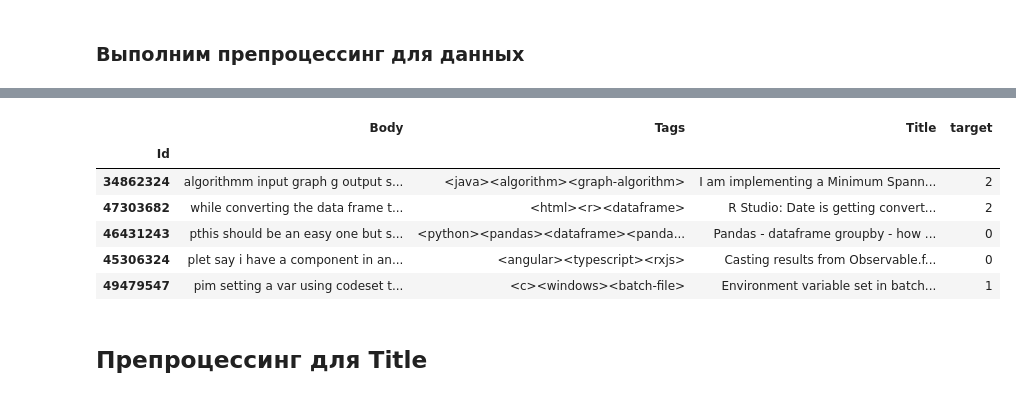
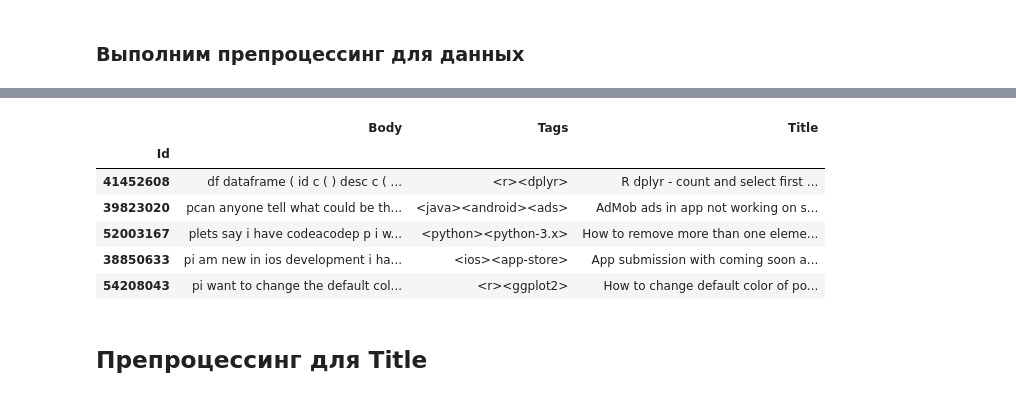
Before and after one commit to DaniilRoman/nlp_course, a Jupyter notebook: NLP_1.ipynb, the cells around one changed output, grey strips where cells are left out. Cells and saved outputs as stored; diff of their text form; code cells hidden in the pictures.

Commit message:
add support of sklearn train test split

```diff
--- a/NLP_1.ipynb
+++ b/NLP_1.ipynb
@@ -15,6 +16,5 @@ try:
 except ModuleNotFoundError:
     data_prefix = '../Datasets/SO'
 # %%
-train = pd.read_parquet(os.path.join(data_prefix, 'train.parquet'))
-test  = pd.read_parquet(os.path.join(data_prefix, 'test.parquet'))
+raw_train = pd.read_parquet(os.path.join(data_prefix, 'train.parquet'))
 # %%
@@ -29,0 +46,3 @@ train.head()
+# %%
+raw_target = raw_train['target']
+raw_data   = raw_train.drop(['target'], axis = 1)
@@ -29,0 +69,3 @@ train.head()
+# %%
+train_data, test_data, train_target, test_target = train_test_split(raw_data, raw_target,
+                                                                    test_size=0.25, random_state=47)
@@ -116,5 +190,5 @@ I've used simple objects for vertex,edge and tree. And for their sets, used arra
 # %% [markdown]
 ### Выполним препроцессинг для данных
 # %%
-train['Body'] = train['Body'].apply(body_preprocess)
-test ['Body'] = test ['Body'].apply(body_preprocess)
+train_data['Body'] = train_data['Body'].apply(body_preprocess)
+test_data ['Body'] = test_data ['Body'].apply(body_preprocess)
@@ -121,13 +205,13 @@ test ['Body'] = test ['Body'].apply(body_preprocess)
 # %%
-train.head()
+train_data.head()
 # %% [output]
-|  | Body | Tags | Title | target |
-| Id |  |  |  |  |
-| 34862324 | algorithmm input graph g output s... | <java><algorithm><graph-algorithm> | I am implementing a Minimum Spann... | 2 |
-| 47303682 | while converting the data frame t... | <html><r><dataframe> | R Studio: Date is getting convert... | 2 |
-| 46431243 | pthis should be an easy one but s... | <python><pandas><dataframe><panda... | Pandas - dataframe groupby - how ... | 0 |
-| 45306324 | plet say i have a component in an... | <angular><typescript><rxjs> | Casting results from Observable.f... | 0 |
-| 49479547 | pim setting a var using codeset t... | <c><windows><batch-file> | Environment variable set in batch... | 1 |
+|  | Body | Tags | Title |
+| Id |  |  |  |
+| 41452608 | df dataframe ( id c ( ) desc c ( ... | <r><dplyr> | R dplyr - count and select first ... |
+| 39823020 | pcan anyone tell what could be th... | <java><android><ads> | AdMob ads in app not working on s... |
+| 52003167 | plets say i have codeacodep p i w... | <python><python-3.x> | How to remove more than one eleme... |
+| 38850633 | pi am new in ios development i ha... | <ios><app-store> | App submission with coming soon a... |
+| 54208043 | pi want to change the default col... | <r><ggplot2> | How to change default color of po... |
 # %% [markdown]
 ## Препроцессинг для Title
 # %%
```
Also changed, not shown: parts of 32 cells of this notebook.
